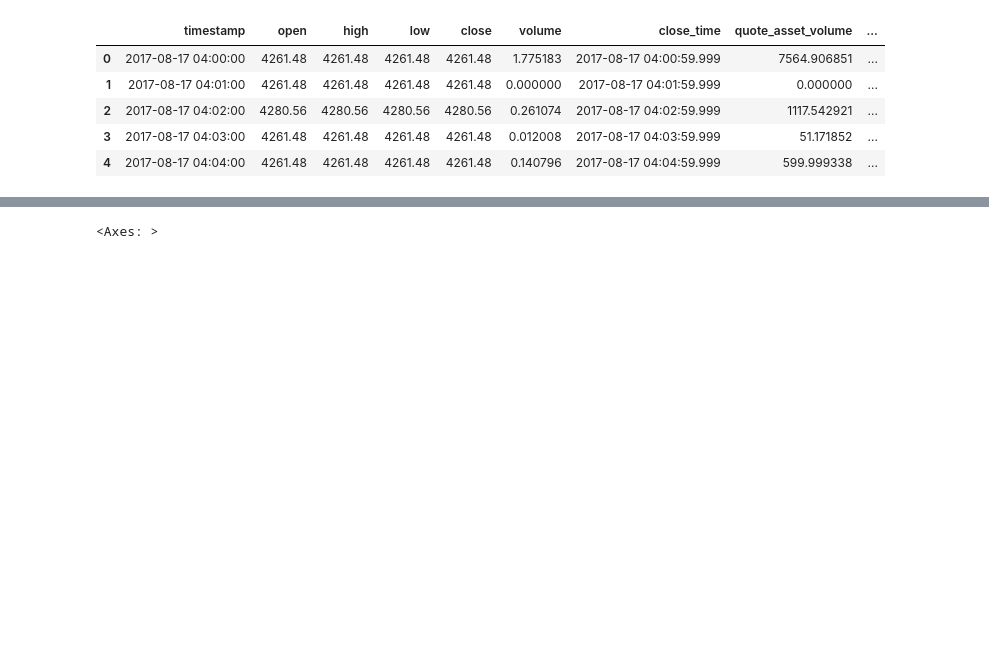
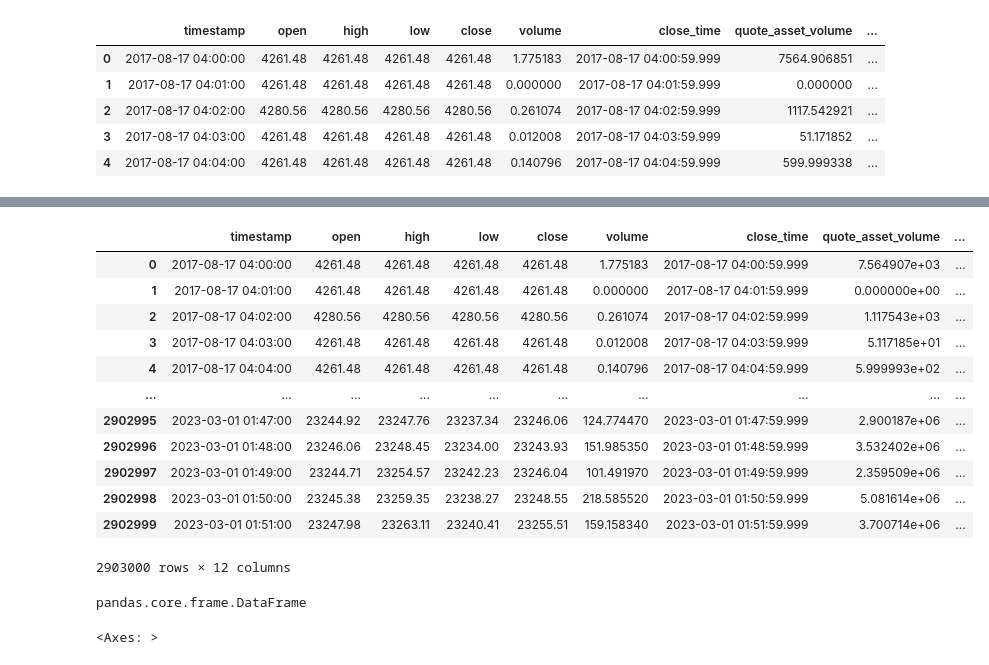
Before and after one commit to ViKarp/TimeSeriesSurfers, a Jupyter notebook: notebooks/first_try.ipynb, the cells around one changed output, grey strips where cells are left out. Saved outputs shown, nothing was run; the diff lists cells and outputs as text; code cells hidden in the pictures; blank space fills up the shorter version.

```diff
--- a/notebooks/first_try.ipynb
+++ b/notebooks/first_try.ipynb
@@ -16,3 +36,27 @@ df.head()
+# %%
+from sklearn.model_selection import train_test_split
+
+train_data, val_data = train_test_split(df, test_size=0.2, shuffle=False)
+# %%
+train_data
+# %% [output]
+|  | timestamp | open | high | low | close | volume | close_time | quote_asset_volume | ... |
+| 0 | 2017-08-17 04:00:00 | 4261.48 | 4261.48 | 4261.48 | 4261.48 | 1.775183 | 2017-08-17 04:00:59.999 | 7.564907e+03 | ... |
+| 1 | 2017-08-17 04:01:00 | 4261.48 | 4261.48 | 4261.48 | 4261.48 | 0.000000 | 2017-08-17 04:01:59.999 | 0.000000e+00 | ... |
+| 2 | 2017-08-17 04:02:00 | 4280.56 | 4280.56 | 4280.56 | 4280.56 | 0.261074 | 2017-08-17 04:02:59.999 | 1.117543e+03 | ... |
+| 3 | 2017-08-17 04:03:00 | 4261.48 | 4261.48 | 4261.48 | 4261.48 | 0.012008 | 2017-08-17 04:03:59.999 | 5.117185e+01 | ... |
+| 4 | 2017-08-17 04:04:00 | 4261.48 | 4261.48 | 4261.48 | 4261.48 | 0.140796 | 2017-08-17 04:04:59.999 | 5.999993e+02 | ... |
+| ... | ... | ... | ... | ... | ... | ... | ... | ... | ... |
+| 2902995 | 2023-03-01 01:47:00 | 23244.92 | 23247.76 | 23237.34 | 23246.06 | 124.774470 | 2023-03-01 01:47:59.999 | 2.900187e+06 | ... |
+| 2902996 | 2023-03-01 01:48:00 | 23246.06 | 23248.45 | 23234.00 | 23243.93 | 151.985350 | 2023-03-01 01:48:59.999 | 3.532402e+06 | ... |
+| 2902997 | 2023-03-01 01:49:00 | 23244.71 | 23254.57 | 23242.23 | 23246.04 | 101.491970 | 2023-03-01 01:49:59.999 | 2.359509e+06 | ... |
+| 2902998 | 2023-03-01 01:50:00 | 23245.38 | 23259.35 | 23238.27 | 23248.55 | 218.585520 | 2023-03-01 01:50:59.999 | 5.081614e+06 | ... |
+| 2902999 | 2023-03-01 01:51:00 | 23247.98 | 23263.11 | 23240.41 | 23255.51 | 159.158340 | 2023-03-01 01:51:59.999 | 3.700714e+06 | ... |
+2903000 rows × 12 columns
+# %%
+type(val_data)
+# %% [output]
+pandas.core.frame.DataFrame
 # %%
 df['close'].plot(figsize=(10,9))
 # %% [output]
```
Also changed, not shown: parts of 4 cells of this notebook, 17 other files.
